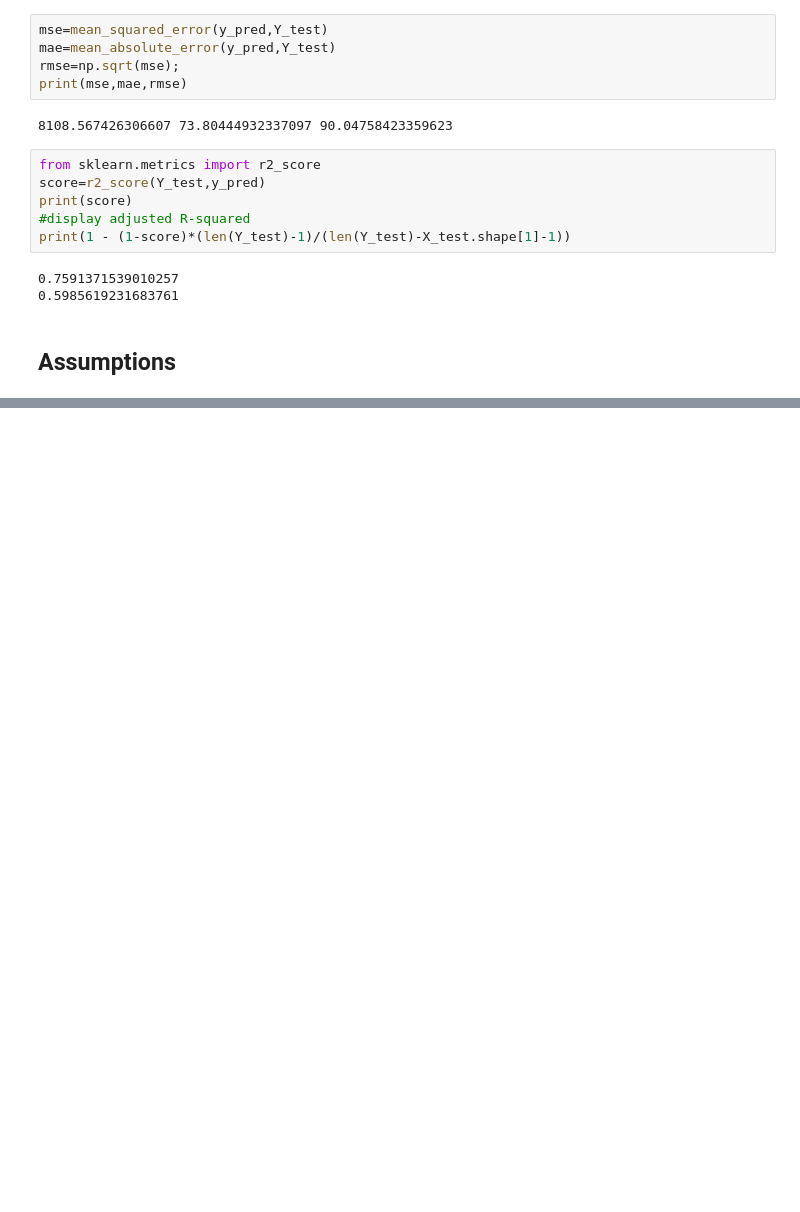
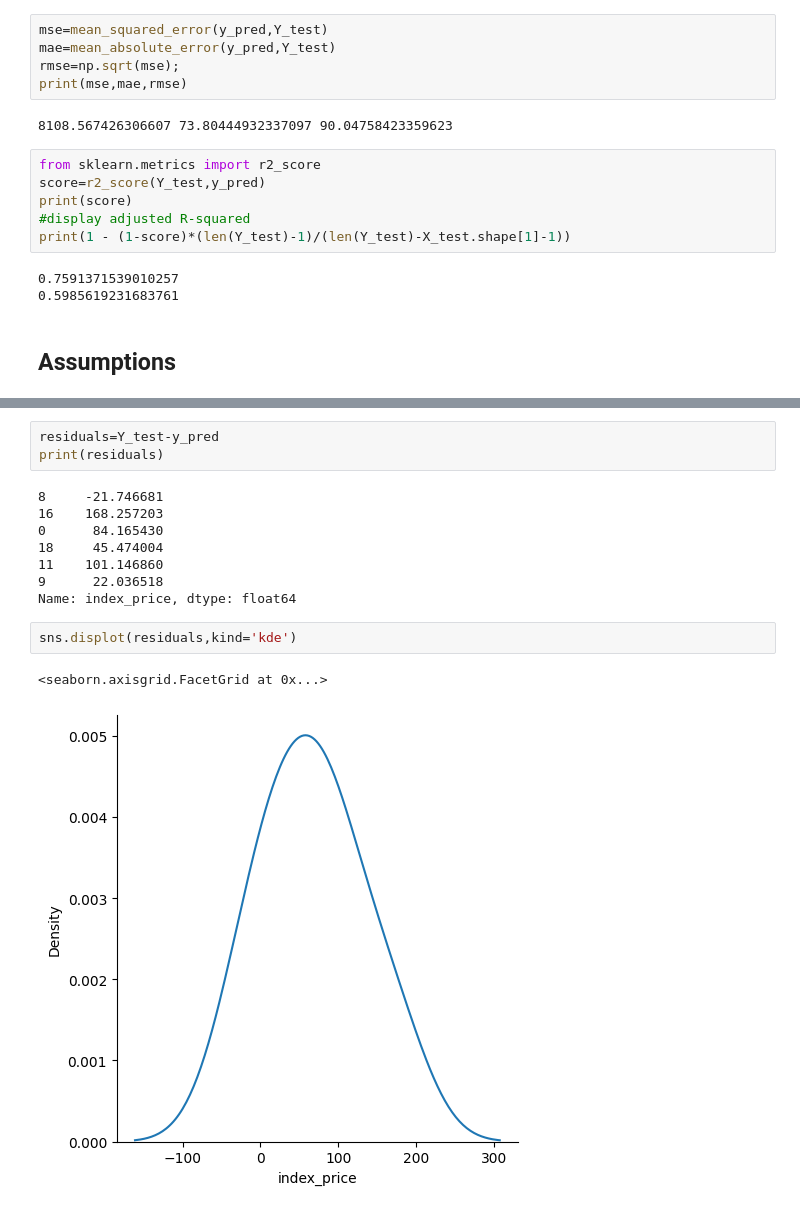
Before and after one commit to aishwarykesarwani/Data-Science, a Jupyter notebook: Udemy MLops/Understanding complete linear regression/multi_linear_regression.ipynb, the cells around one changed output, grey strips where cells are left out. Drawn from its saved outputs; the diff is of its cells as text; blank space fills up the shorter version.

```diff
--- a/Udemy MLops/Understanding complete linear regression/multi_linear_regression.ipynb
+++ b/Udemy MLops/Understanding complete linear regression/multi_linear_regression.ipynb
@@ -178,0 +195,16 @@ print(1 - (1-score)*(len(Y_test)-1)/(len(Y_test)-X_test.shape[1]-1))
+# %%
+residuals=Y_test-y_pred
+print(residuals)
+# %% [output]
+8     -21.746681
+16    168.257203
+0      84.165430
+18     45.474004
+11    101.146860
+9      22.036518
+Name: index_price, dtype: float64
+# %%
+sns.displot(residuals,kind='kde')
+# %% [output]
+<seaborn.axisgrid.FacetGrid at 0x...>
+[figure, added]
```
Also changed, not shown: parts of 12 cells of this notebook, 7 other files.
